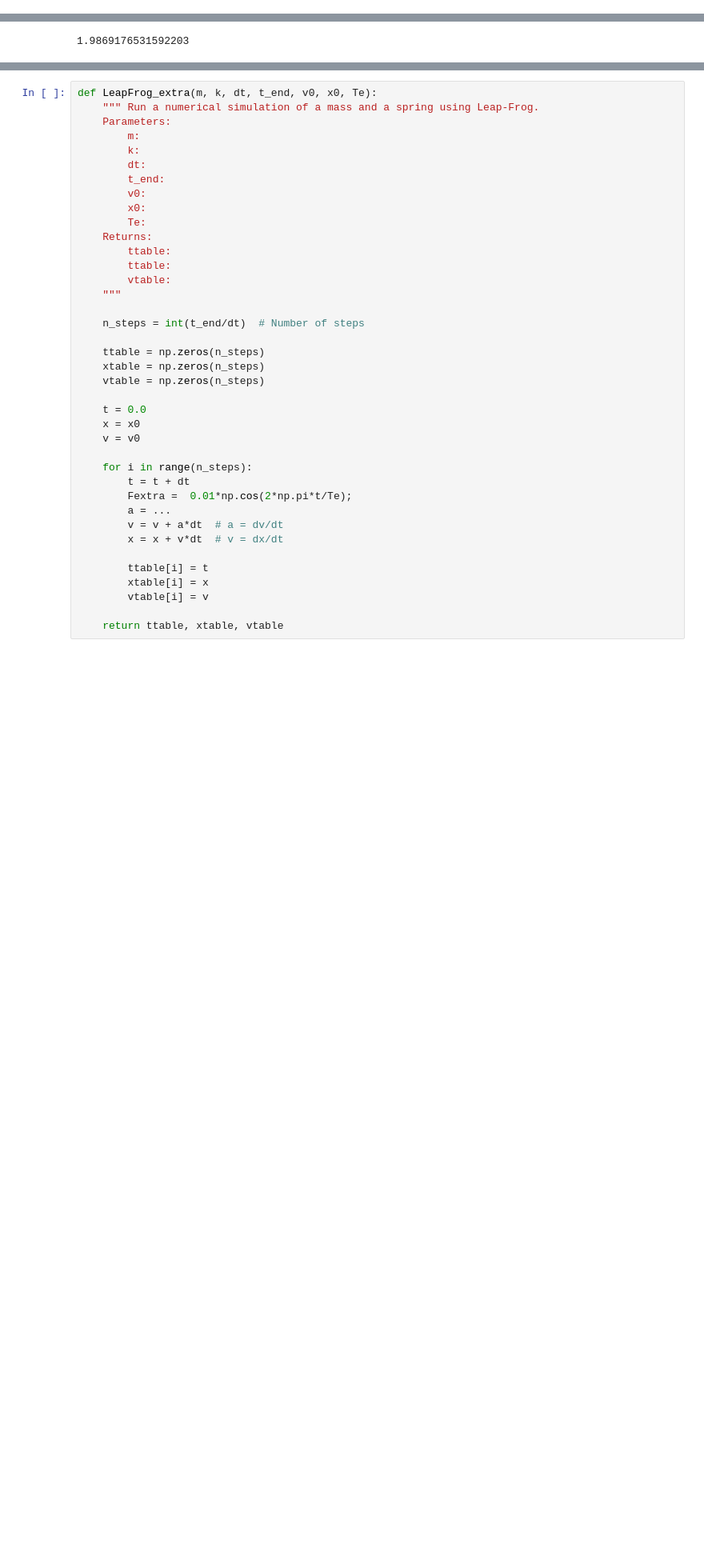
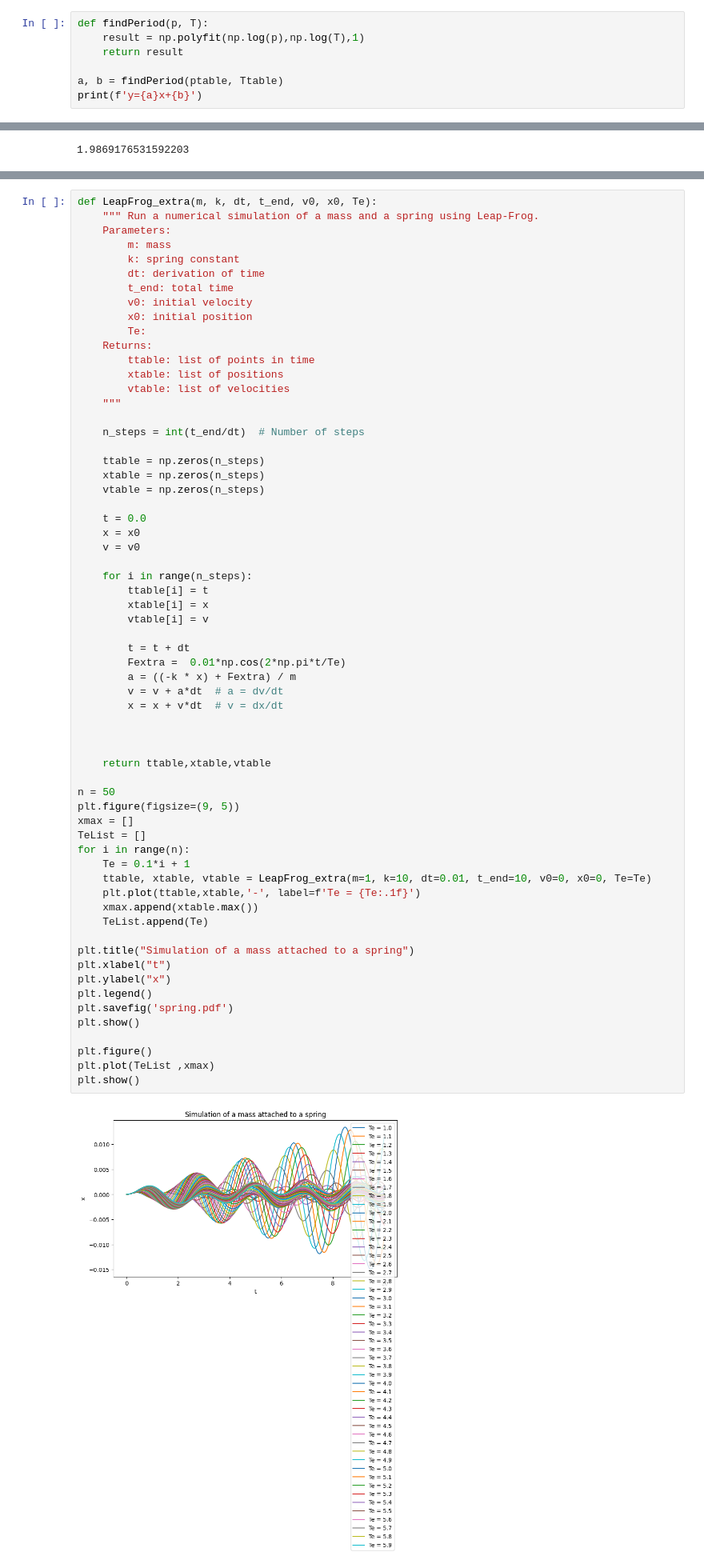
Before and after one commit to Nuhddy/ExperimentalMethods, a Jupyter notebook: Notes/BK2physics.ipynb, the cells around one changed output, grey strips where cells are left out. Shown at 80% size. Saved outputs shown, nothing was run; the diff lists cells and outputs as text; blank space fills up the shorter version.

```diff
--- a/Notes/BK2physics.ipynb
+++ b/Notes/BK2physics.ipynb
@@ -232,0 +256,7 @@ print(ptable, "\n", Ttable)
+# %%
+def findPeriod(p, T):
+    result = np.polyfit(np.log(p),np.log(T),1)
+    return result
+
+a, b = findPeriod(ptable, Ttable)
+print(f'y={a}x+{b}')
@@ -245,39 +285,65 @@ When you get to exercise 10, you need to make a new version of the function whit
 # %%
 def LeapFrog_extra(m, k, dt, t_end, v0, x0, Te):
     """ Run a numerical simulation of a mass and a spring using Leap-Frog.
     Parameters:
-        m:
-        k:
-        dt:
-        t_end:
-        v0:
-        x0:
+        m: mass
+        k: spring constant
+        dt: derivation of time
+        t_end: total time
+        v0: initial velocity
+        x0: initial position
         Te:
     Returns:
-        ttable:
-        ttable:
-        vtable:
+        ttable: list of points in time
+        xtable: list of positions
+        vtable: list of velocities
     """
 
     n_steps = int(t_end/dt)  # Number of steps
 
     ttable = np.zeros(n_steps)
     xtable = np.zeros(n_steps)
     vtable = np.zeros(n_steps)
 
     t = 0.0
     x = x0
     v = v0
 
     for i in range(n_steps):
-        t = t + dt
-        Fextra =  0.01*np.cos(2*np.pi*t/Te);
-        a = ...
-        v = v + a*dt  # a = dv/dt
-        x = x + v*dt  # v = dx/dt
-
         ttable[i] = t
         xtable[i] = x
         vtable[i] = v
 
-    return ttable, xtable, vtable
+        t = t + dt
+        Fextra =  0.01*np.cos(2*np.pi*t/Te)
+        a = ((-k * x) + Fextra) / m
+        v = v + a*dt  # a = dv/dt
+        x = x + v*dt  # v = dx/dt
+
+
+
+    return ttable,xtable,vtable
+
+n = 50
+plt.figure(figsize=(9, 5))
+xmax = []
+TeList = []
+for i in range(n):
+    Te = 0.1*i + 1
+    ttable, xtable, vtable = LeapFrog_extra(m=1, k=10, dt=0.01, t_end=10, v0=0, x0=0, Te=Te)
+    plt.plot(ttable,xtable,'-', label=f'Te = {Te:.1f}')
+    xmax.append(xtable.max())
+    TeList.append(Te)
+
+plt.title("Simulation of a mass attached to a spring")
+plt.xlabel("t")
+plt.ylabel("x")
+plt.legend()
+plt.savefig('spring.pdf')
+plt.show()
+
+plt.figure()
+plt.plot(TeList ,xmax)
+plt.show()
+# %% [output]
+[figure, added]
```
Also changed, not shown: parts of 9 cells of this notebook.
